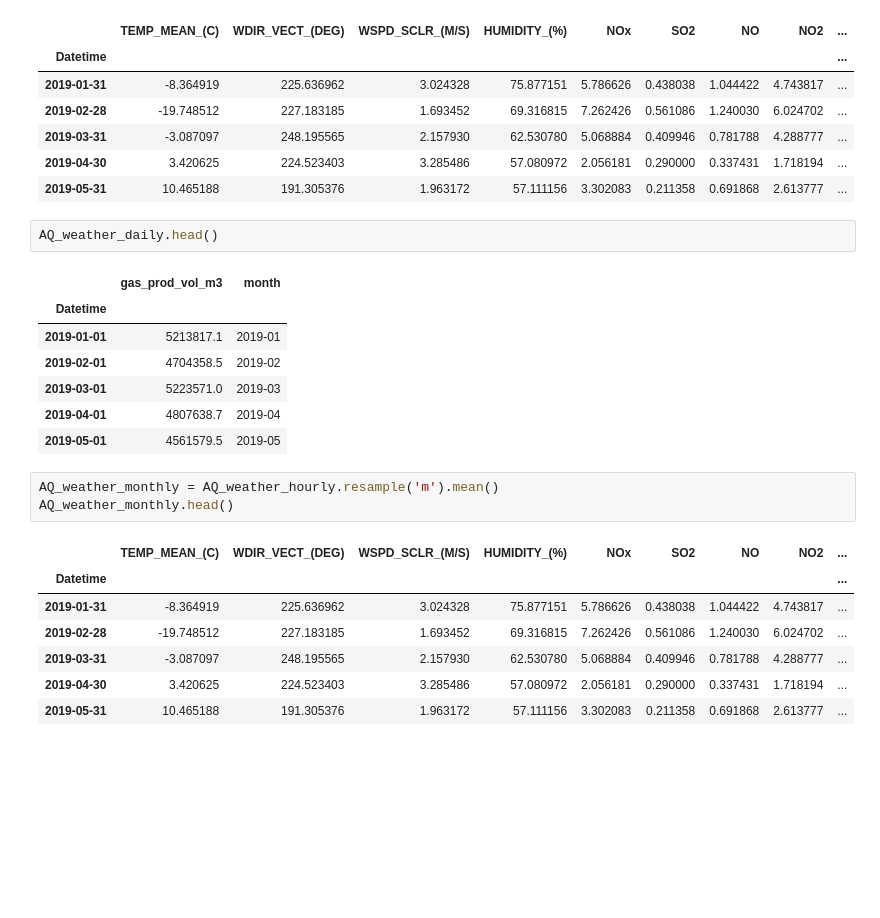
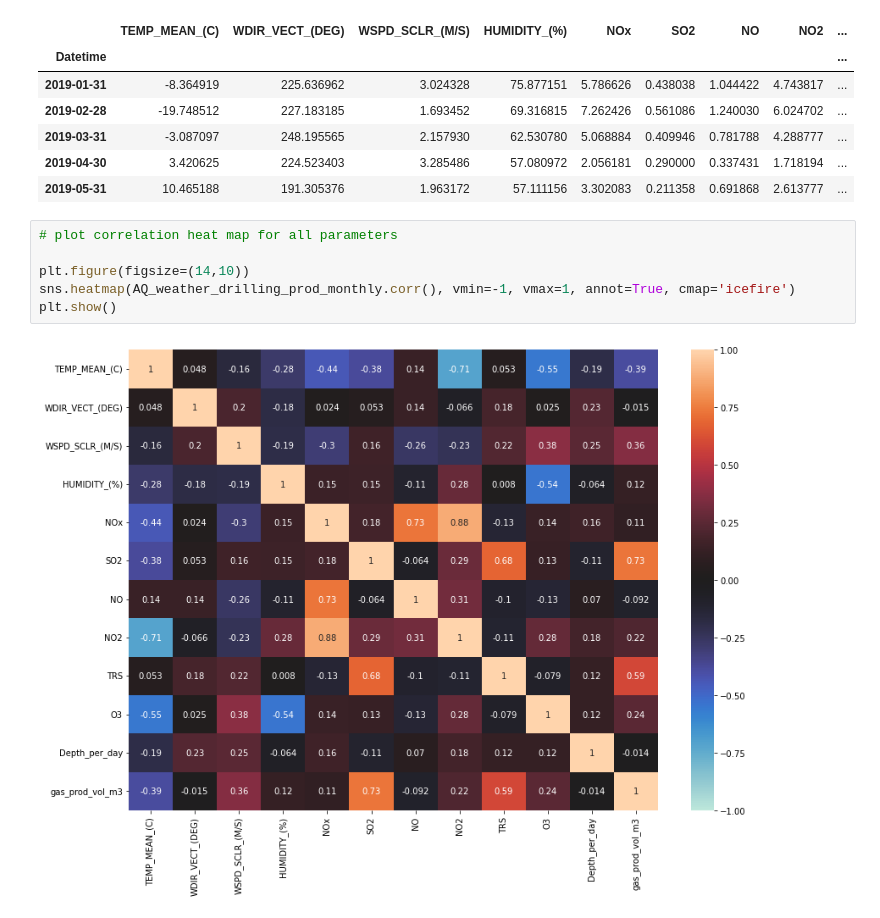
Before and after one commit to mirandadoris/CIV1498_Project2_Pythoneers, a Jupyter notebook: 2-Analysis/Weather_AQ_UOG_Analysis.ipynb, the cells around one changed output. Saved outputs shown, nothing was run; the diff lists cells and outputs as text; blank space fills up the shorter version.

```diff
--- a/2-Analysis/Weather_AQ_UOG_Analysis.ipynb
+++ b/2-Analysis/Weather_AQ_UOG_Analysis.ipynb
@@ -107,24 +107,11 @@ AQ_weather_drilling_prod_monthly.head()
 | 2019-03-31 | -3.087097 | 248.195565 | 2.157930 | 62.530780 | 5.068884 | 0.409946 | 0.781788 | 4.288777 | ... |
 | 2019-04-30 | 3.420625 | 224.523403 | 3.285486 | 57.080972 | 2.056181 | 0.290000 | 0.337431 | 1.718194 | ... |
 | 2019-05-31 | 10.465188 | 191.305376 | 1.963172 | 57.111156 | 3.302083 | 0.211358 | 0.691868 | 2.613777 | ... |
-# %%
-AQ_weather_daily.head()
-# %% [output]
-|  | gas_prod_vol_m3 | month |
-| Datetime |  |  |
-| 2019-01-01 | 5213817.1 | 2019-01 |
-| 2019-02-01 | 4704358.5 | 2019-02 |
-| 2019-03-01 | 5223571.0 | 2019-03 |
-| 2019-04-01 | 4807638.7 | 2019-04 |
-| 2019-05-01 | 4561579.5 | 2019-05 |
-# %%
-AQ_weather_monthly = AQ_weather_hourly.resample('m').mean()
-AQ_weather_monthly.head()
-# %% [output]
-|  | TEMP_MEAN_(C) | WDIR_VECT_(DEG) | WSPD_SCLR_(M/S) | HUMIDITY_(%) | NOx | SO2 | NO | NO2 | ... |
-| Datetime |  |  |  |  |  |  |  |  | ... |
-| 2019-01-31 | -8.364919 | 225.636962 | 3.024328 | 75.877151 | 5.786626 | 0.438038 | 1.044422 | 4.743817 | ... |
-| 2019-02-28 | -19.748512 | 227.183185 | 1.693452 | 69.316815 | 7.262426 | 0.561086 | 1.240030 | 6.024702 | ... |
-| 2019-03-31 | -3.087097 | 248.195565 | 2.157930 | 62.530780 | 5.068884 | 0.409946 | 0.781788 | 4.288777 | ... |
-| 2019-04-30 | 3.420625 | 224.523403 | 3.285486 | 57.080972 | 2.056181 | 0.290000 | 0.337431 | 1.718194 | ... |
-| 2019-05-31 | 10.465188 | 191.305376 | 1.963172 | 57.111156 | 3.302083 | 0.211358 | 0.691868 | 2.613777 | ... |
+# %%
+# plot correlation heat map for all parameters
+
+plt.figure(figsize=(14,10))
+sns.heatmap(AQ_weather_drilling_prod_monthly.corr(), vmin=-1, vmax=1, annot=True, cmap='icefire')
+plt.show()
+# %% [output]
+[figure, added]
```
